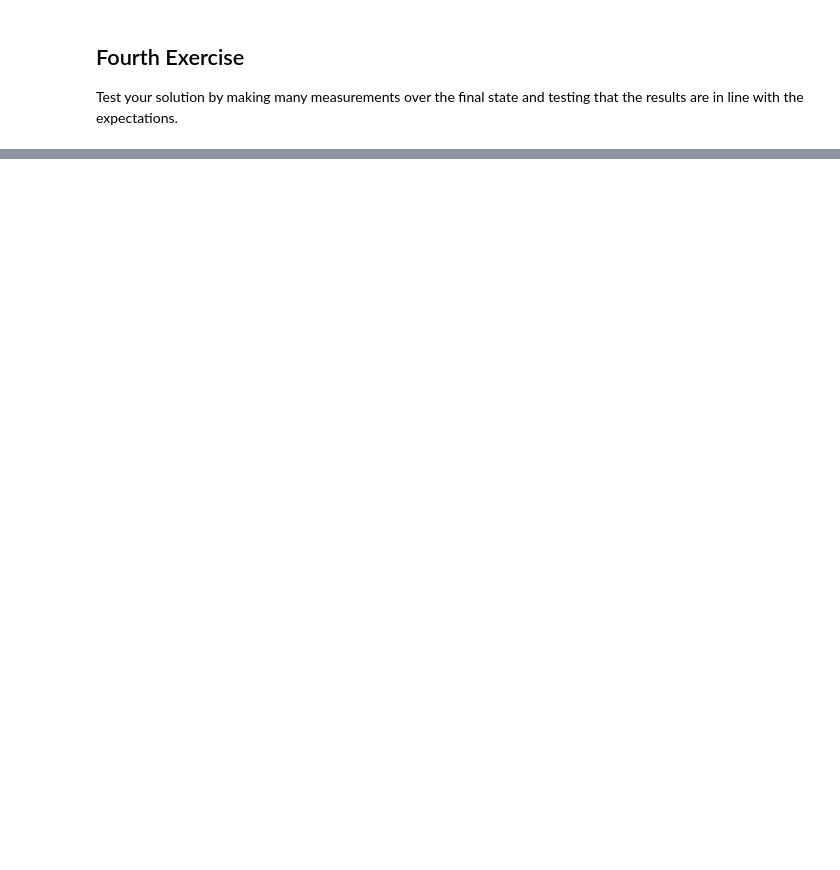
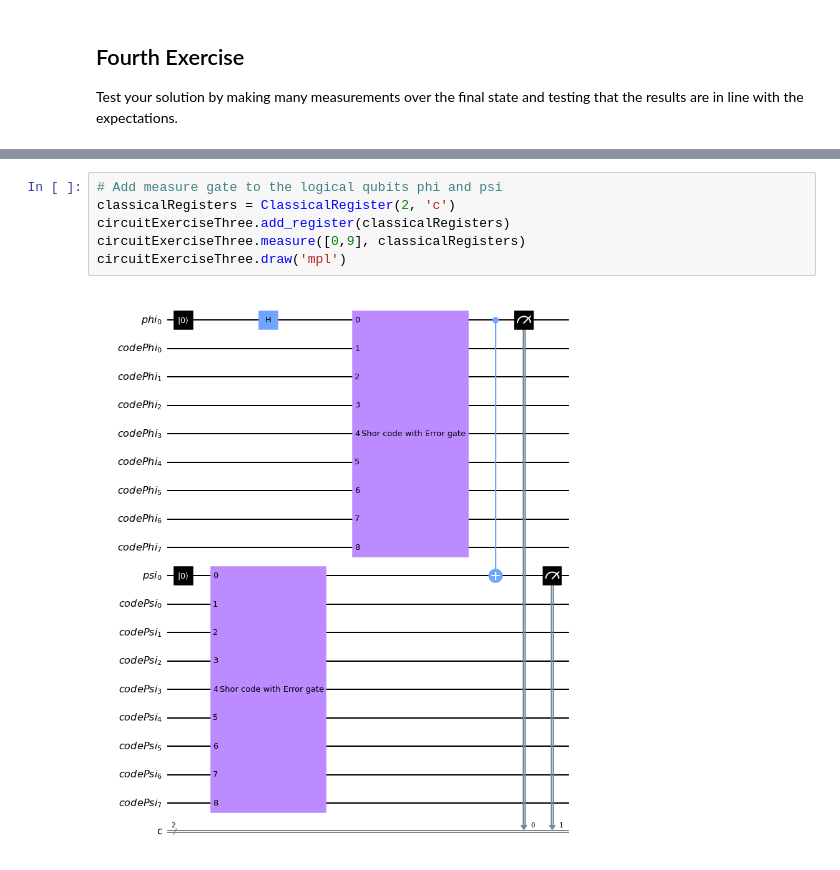
Before and after one commit to iamtxena/qc-mentorship-program, a Jupyter notebook: qosf-error-correction-task.ipynb, the cells around one changed output, grey strips where cells are left out. Drawn from its saved outputs; the diff is of its cells as text; blank space fills up the shorter version.

```diff
--- a/qosf-error-correction-task.ipynb
+++ b/qosf-error-correction-task.ipynb
@@ -173,0 +205,8 @@ plot_histogram([countsExerciseOne, countsExerciseTwo], legend=['Base (No added e
+# %%
+# Add measure gate to the logical qubits phi and psi
+classicalRegisters = ClassicalRegister(2, 'c')
+circuitExerciseThree.add_register(classicalRegisters)
+circuitExerciseThree.measure([0,9], classicalRegisters)
+circuitExerciseThree.draw('mpl')
+# %% [output]
+[figure, added]
```
Also changed, not shown: parts of 16 cells of this notebook.
